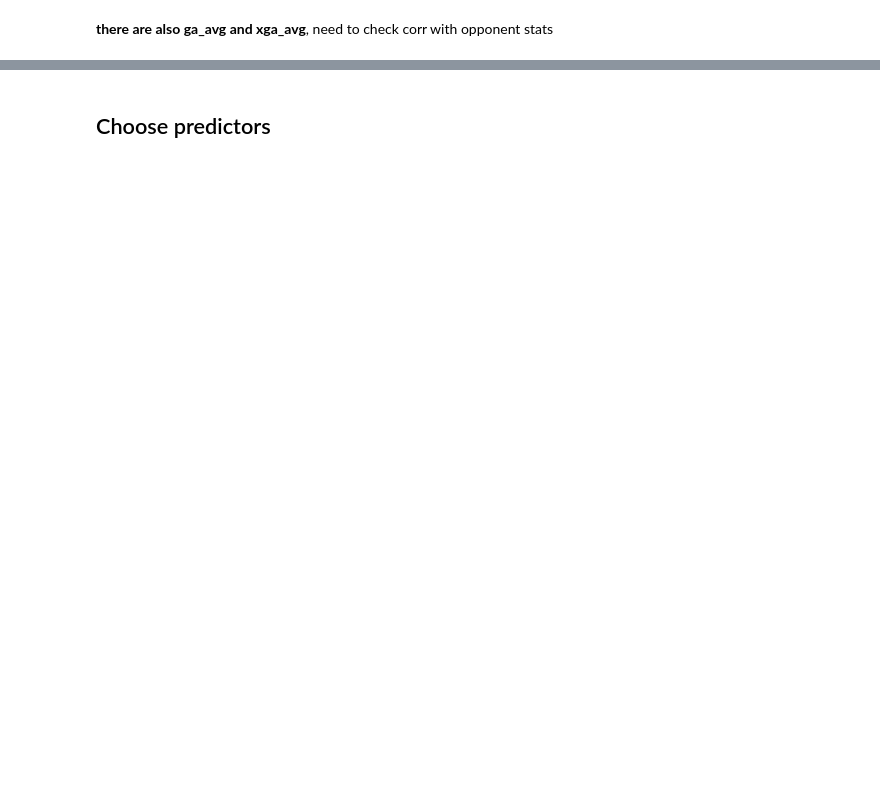
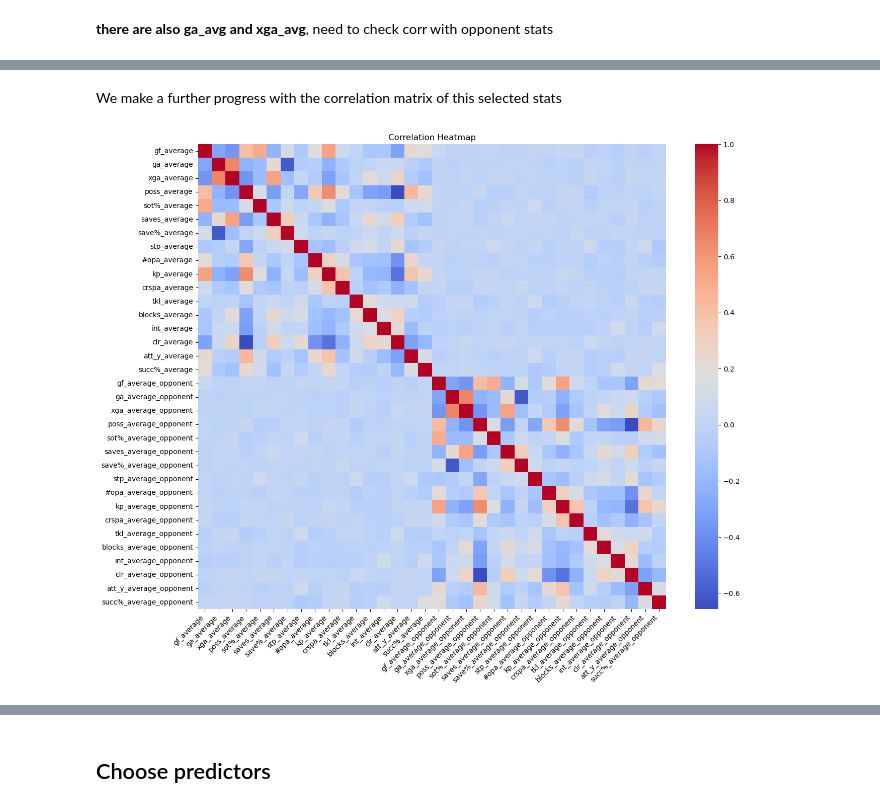
Before and after one commit to BinhHong/Prediction-football-outcome-in-Bundesliga, a Jupyter notebook: Data preparation.ipynb, the cells around one changed output, grey strips where cells are left out. Drawn from its saved outputs; the diff is of its cells as text; code cells hidden in the pictures; blank space fills up the shorter version.

```diff
--- a/Data preparation.ipynb
+++ b/Data preparation.ipynb
@@ -855,0 +889,3 @@ plt.show()
+# %%
+selected_stats_from_opponent = [f"{stat}_opponent" for stat in selected_stats_from_team]
+selected_stats_from_opponent
@@ -855,0 +910,3 @@ plt.show()
+# %%
+selected_stats = selected_stats_from_team + selected_stats_from_opponent
+selected_stats
@@ -855,0 +931,12 @@ plt.show()
+# %% [markdown]
+We make a further progress with the correlation matrix of this selected stats
+# %%
+corr_matrix = train[selected_stats].corr()
+# %%
+plt.figure(figsize=(15, 12))
+heatmap = sns.heatmap(corr_matrix, cmap='coolwarm') #, annot=True
+heatmap.set_xticklabels(heatmap.get_xticklabels(), rotation=45, horizontalalignment='right')
+plt.title('Correlation Heatmap')
+plt.show()
+# %% [output]
+[figure, added]
```
Also changed, not shown: parts of 31 cells of this notebook.
